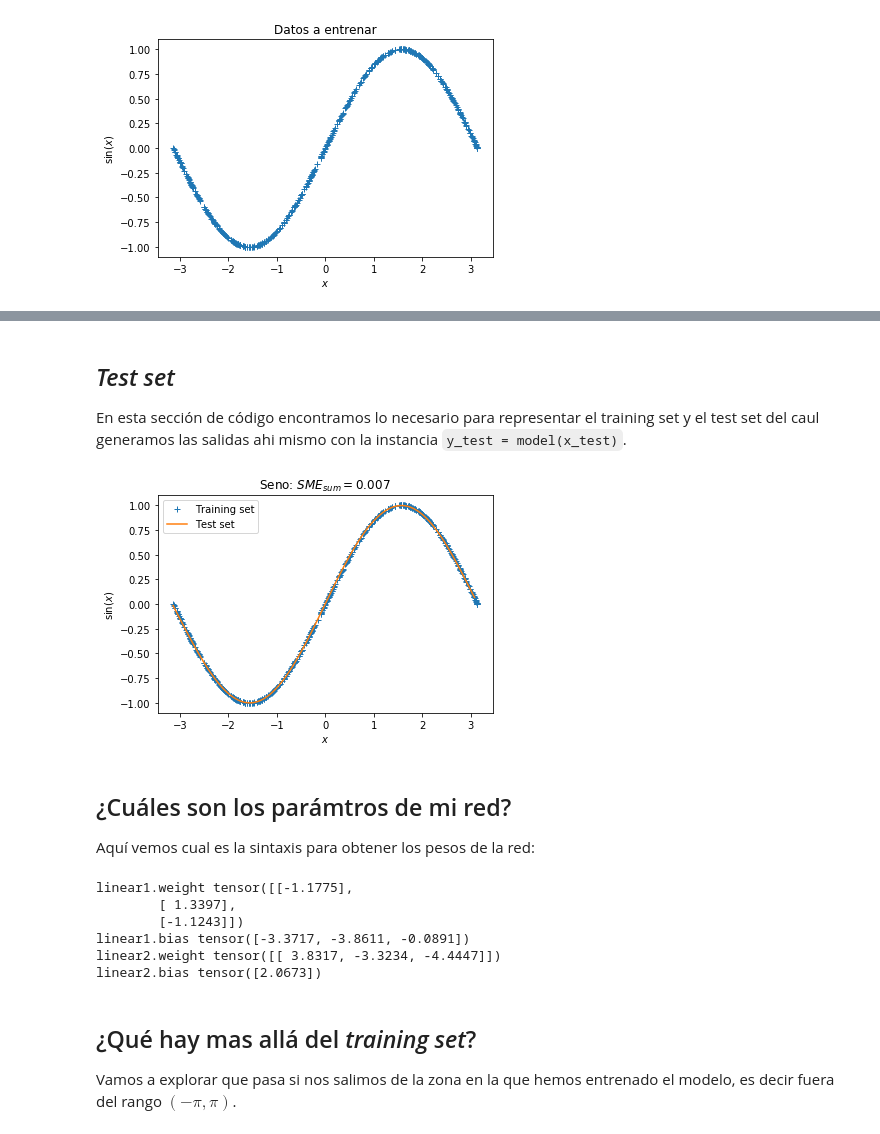
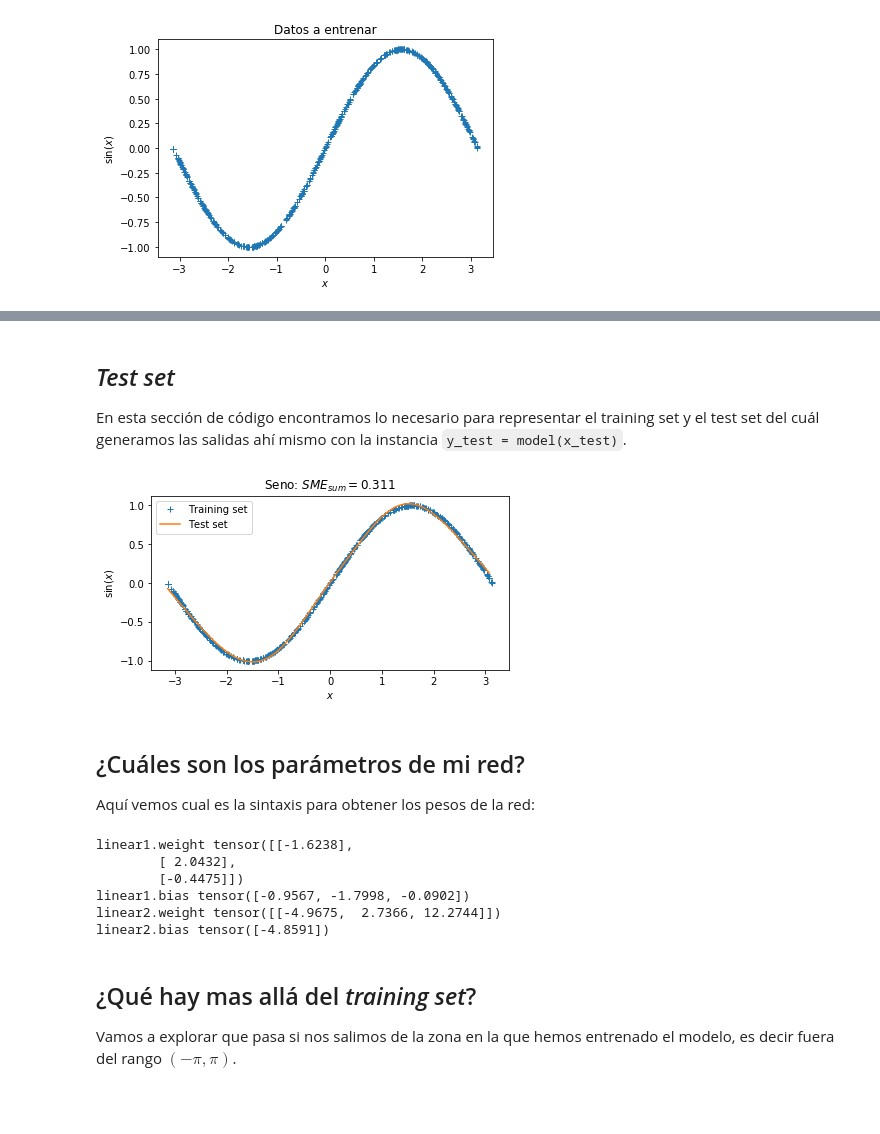
Before and after one commit to eneriz-daniel/pytorch-primerospasos, a Jupyter notebook: seno.ipynb, the cells around one changed output, grey strips where cells are left out. Cells and saved outputs as stored; diff of their text form; code cells hidden in the pictures; blank space fills up the shorter version.

```diff
--- a/seno.ipynb
+++ b/seno.ipynb
@@ -46,15 +46,13 @@ En esta sección vamos a definir los parámetros para configurar la arquitectura
 - $\alpha$, `learning_rate` en el código. Factor de aprendizaje de la red en cada paso de entrenamiento.
 # %%
-pi = math.pi #Definimos pi
-
 # D_in numero de entradas;
 # H numero de neuronas en la capa oculta;
 #D_out numero de salidas;
 D_in, H, D_out = 1, 3, 1
 
-#N el tamaño del train set;
+#N el tamaño del training set;
 #delta_limit minimo cambio en coste con el que parar la simulación;
-#epochs numero maximo de itereacciones si estamos con el for;
+#epochs numero maximo de iteracciones si estamos con el for;
 N, delta_limit, epochs, learning_rate = 500, 1e-4, 100000, 1e-4
 # %% [markdown]
 ## Generamos el _training set_
@@ -82,7 +80,7 @@ class TwoLayerNet(torch.nn.Module):
     def __init__(self, D_in, H, D_out):
         """
         En el 'constructor' inicializamos las capas dandoles
-        las dimensiones de ntrada y salida de cada una de ellas
+        las dimensiones de entrada y salida de cada una de ellas
         y las asignamos como variables de la clase
         """
         super(TwoLayerNet, self).__init__()
@@ -91,11 +89,13 @@ class TwoLayerNet(torch.nn.Module):
 
     def forward(self, x):
         """
-        En la función de propagación, 'forward', recogemos el tensor de entrada
-        y configuramos como es su propagación hasta la salida. Podemos usar las
-        capas definidas en el 'constructor' o realiazr cualqueir operación sobre él.
-        En este caso colocamos la función de activación de las euronas de la capa
-        oculta. A la salida no hay función de activación porque queremos obtener el seno.
+        En la función de propagación, 'forward', recogemos el
+        tensor de entrada y configuramos como es su propagación
+        hasta la salida. Podemos usar las capas definidas en el
+        'constructor' o realizar cualquier operación sobre él.
+        En este caso colocamos la función de activación de las
+        neuronas de la capa oculta. A la salida no hay función
+        de activación porque queremos obtener el seno.
         """
         x = self.linear1(x)
         x = self.linear2(F.sigmoid(x))
@@ -155,27 +155,27 @@ torch.save(model.state_dict(), './seno_nn_model.pth') #Guardamos el modelo
 # %% [markdown]
 ## _Test set_
 
-En esta sección de código encontramos lo necesario para representar el training set y el test set del caul generamos las salidas ahi mismo con la instancia `y_test = model(x_test)`.
+En esta sección de código encontramos lo necesario para representar el training set y el test set del cuál generamos las salidas ahí mismo con la instancia `y_test = model(x_test)`.
 # %%
 with torch.no_grad(): #Sin tener en cuenta los gradientes de las siguientes operaciones:
     N_inter = 100 #Número de puntos en el test set
     x_test = torch.arange(-pi, pi, 2*pi/N_inter).view(N_inter, 1) #Generamos el test set
     y_test = model(x_test)
 
     #Ploteamos el training set y el test set
-    plt.figure()
+    plt.figure(figsize=(6.4, 3.2))
     plt.plot(x, y, '+', label='Training set')
     plt.plot(x_test, y_test, '-', label='Test set')
     plt.title('Seno: $SME_{sum}='+'{:05.3f}'.format(loss.item())+'$')
     plt.xlabel('$x$')
     plt.ylabel('$\sin(x)$')
     plt.legend(loc='best')
     plt.savefig('seno_nn.png', dpi=600)
     plt.show()
 # %% [output]
-[figure, old version]
+[figure, new version]
 # %% [markdown]
-## ¿Cuáles son los parámtros de mi red?
+## ¿Cuáles son los parámetros de mi red?
 
 Aquí vemos cual es la sintaxis para obtener los pesos de la red:
 # %%
@@ -183,12 +183,12 @@ for name, param in model.named_parameters():
     if param.requires_grad:
         print(name, param.data)
 # %% [output]
-linear1.weight tensor([[-1.1775],
-        [ 1.3397],
-        [-1.1243]])
-linear1.bias tensor([-3.3717, -3.8611, -0.0891])
-linear2.weight tensor([[ 3.8317, -3.3234, -4.4447]])
-linear2.bias tensor([2.0673])
+linear1.weight tensor([[-1.6238],
+        [ 2.0432],
+        [-0.4475]])
+linear1.bias tensor([-0.9567, -1.7998, -0.0902])
+linear2.weight tensor([[-4.9675,  2.7366, 12.2744]])
+linear2.bias tensor([-4.8591])
 # %% [markdown]
 ## ¿Qué hay mas allá del _training set_?
 
```
Also changed, not shown: parts of 12 cells of this notebook.
